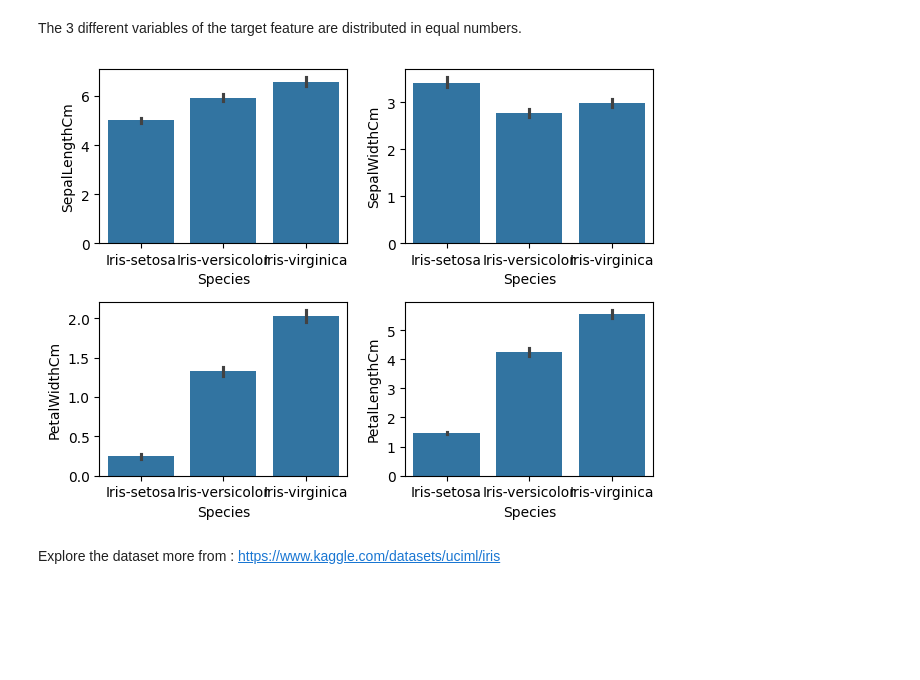
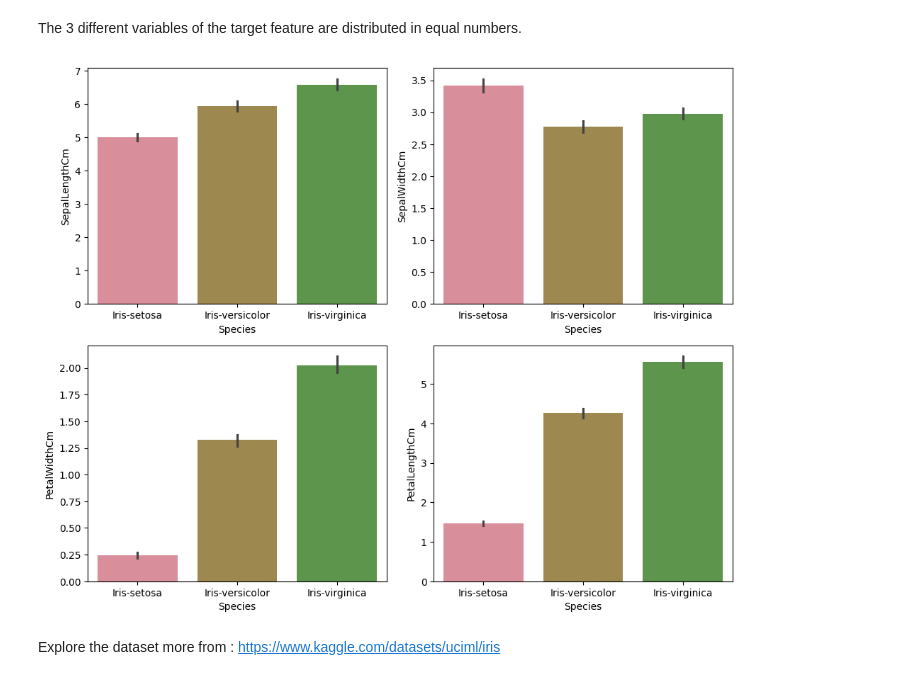
Before and after one commit to jcvancity2022/Week2-DataPreprocessing, a Jupyter notebook: Week 2.ipynb, the cells around one changed output. Cells and saved outputs as stored; diff of their text form; code cells hidden in the pictures; blank space fills up the shorter version.

Commit message:
I changed the bar graphs' colours of Iris Setosa

```diff
--- a/Week 2.ipynb
+++ b/Week 2.ipynb
@@ -183,7 +183,7 @@ Download the dataset from : https://www.kaggle.com/datasets/uciml/iris
 
 Copy the path of the dataset and paste it in the command *below*
 # %%
-dataset_1 = pd.read_csv('/content/drive/MyDrive/Iris.csv')
+dataset_1 = pd.read_csv('/content/drive/MyDrive/Tutorials/Datasets/Iris.csv')
 # %% [markdown]
 Preview the dataset
 # %%
@@ -242,15 +242,30 @@ dtype: int64
 # %% [markdown]
 The 3 different variables of the target feature are distributed in equal numbers.
 # %%
-fig,(ax1,ax2) = plt.subplots(2,2)
-sns.barplot(dataset_1,x=dataset_1.Species,y=dataset_1.SepalLengthCm,ax=ax1[0])
-sns.barplot(dataset_1,x=dataset_1.Species,y=dataset_1.SepalWidthCm,ax=ax1[1])
-sns.barplot(dataset_1,x=dataset_1.Species,y=dataset_1.PetalWidthCm,ax=ax2[0])
-sns.barplot(dataset_1,x=dataset_1.Species,y=dataset_1.PetalLengthCm,ax=ax2[1])
+import matplotlib.pyplot as plt
+import seaborn as sns
+fig, ax = plt.subplots(2,2, figsize=(10,8))
+
+sns.barplot(x="Species", y="SepalLengthCm", hue="Species",
+            data=dataset_1, ax=ax[0,0],
+            palette=["#e68193", "#aa8f43", "#58a141"], legend=False)
+
+sns.barplot(x="Species", y="SepalWidthCm", hue="Species",
+            data=dataset_1, ax=ax[0,1],
+            palette=["#e68193", "#aa8f43", "#58a141"], legend=False)
+
+sns.barplot(x="Species", y="PetalWidthCm", hue="Species",
+            data=dataset_1, ax=ax[1,0],
+            palette=["#e68193", "#aa8f43", "#58a141"], legend=False)
+
+sns.barplot(x="Species", y="PetalLengthCm", hue="Species",
+            data=dataset_1, ax=ax[1,1],
+            palette=["#e68193", "#aa8f43", "#58a141"], legend=False)
+
 plt.tight_layout()
 plt.show()
 # %% [output]
-[figure, old version]
+[figure, new version]
 # %% [markdown]
 Explore the dataset more from : https://www.kaggle.com/datasets/uciml/iris
 # %% [markdown]
```
Also changed, not shown: parts of 9 cells of this notebook.
